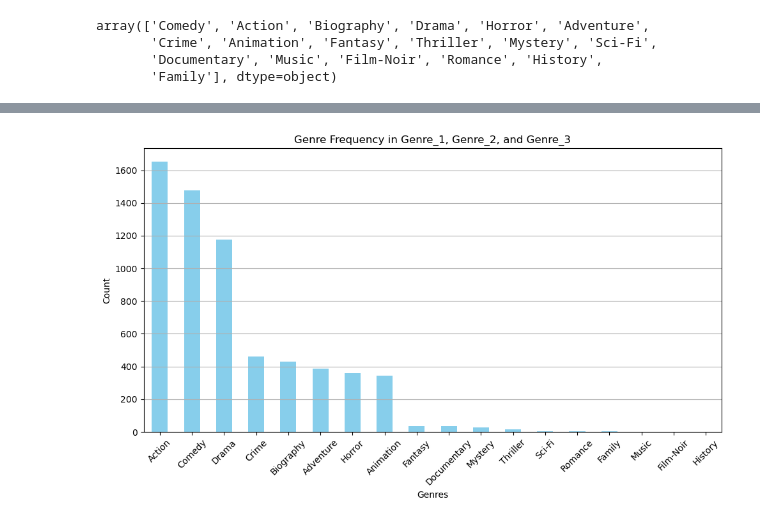
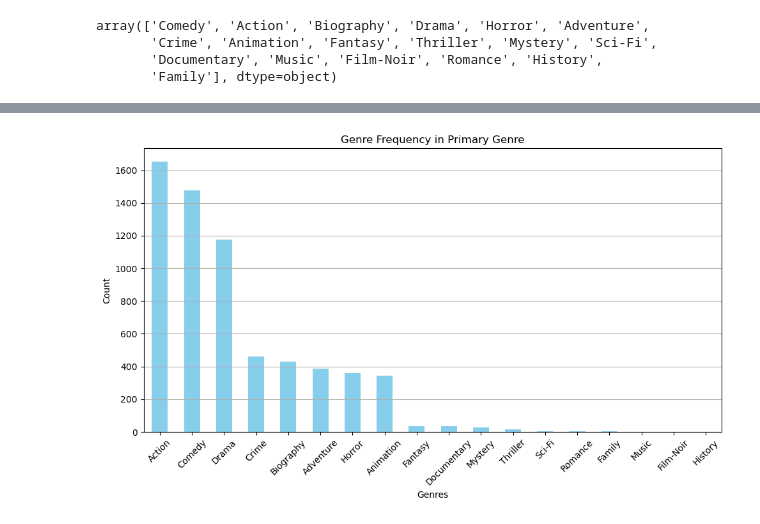
Before and after one commit to spandya3/project-01-MJJS, a Jupyter notebook: Genre_clean.ipynb, the cells around one changed output, grey strips where cells are left out. Saved outputs shown, nothing was run; the diff lists cells and outputs as text; code cells hidden in the pictures.

Commit message:
updated bar charts

```diff
--- a/Genre_clean.ipynb
+++ b/Genre_clean.ipynb
@@ -100,18 +100,18 @@ Name: count, dtype: int64
 # %%
 all_genres = pd.concat([temp_df['Genre_1']])
 genre_counts = all_genres.value_counts()
 
 # Plotting the bar chart
 plt.figure(figsize=(10, 6))
 genre_counts.plot(kind='bar', color='skyblue')
-plt.title('Genre Frequency in Genre_1, Genre_2, and Genre_3')
+plt.title('Genre Frequency in Primary Genre')
 plt.xlabel('Genres')
 plt.ylabel('Count')
 plt.xticks(rotation=45)
 plt.grid(axis='y')
 
 # Show the plot
 plt.tight_layout()
 plt.show()
 # %% [output]
-[figure, old version]
+[figure, new version]
```
Also changed, not shown: parts of 2 cells of this notebook.
